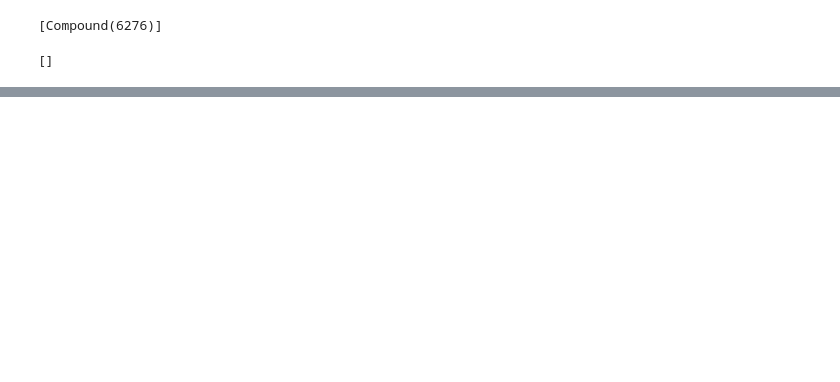
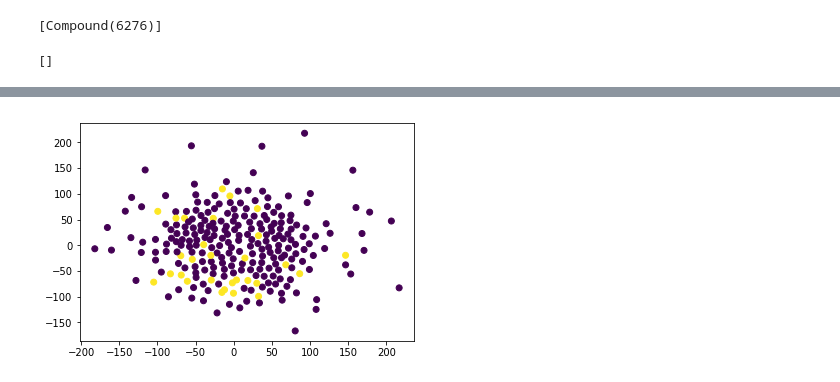
Before and after one commit to xkortex/ChemCupid, a Jupyter notebook: nb/explore01.ipynb, the cells around one changed output, grey strips where cells are left out. Cells and saved outputs as stored; diff of their text form; code cells hidden in the pictures; blank space fills up the shorter version.

```diff
--- a/nb/explore01.ipynb
+++ b/nb/explore01.ipynb
@@ -241,0 +561,4 @@ pc.get_compounds('alcohol, Amyl', 'name')
+# %%
+tsne_plot(x_em, labels=df.index.str.contains('ol'))
+# %% [output]
+[figure, added]
```
Also changed, not shown: parts of 100 cells of this notebook.
